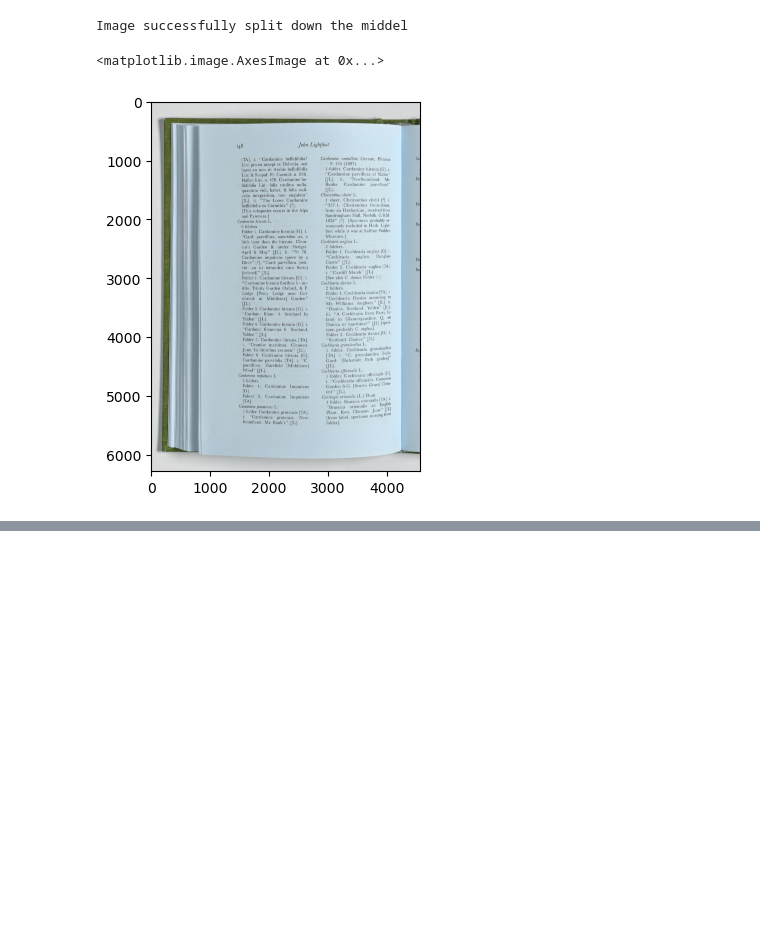
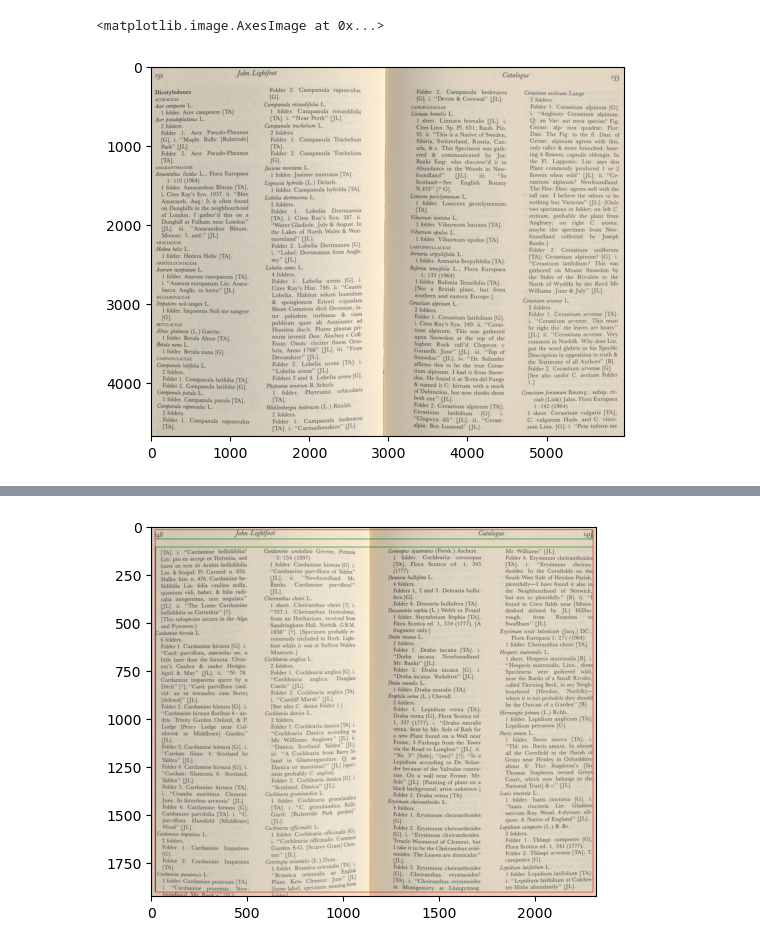
Before and after one commit to KewBridge/LightfootCatalogue, a Jupyter notebook: qwen_vl_7b_analysis.ipynb, the cells around one changed output, grey strips where cells are left out. Saved outputs shown, nothing was run; the diff lists cells and outputs as text; code cells hidden in the pictures; blank space fills up the shorter version.

Commit message:
Finalised cropping, resizing and splitting of page images. Need to finetune QWEN model output

```diff
--- a/qwen_vl_7b_analysis.ipynb
+++ b/qwen_vl_7b_analysis.ipynb
@@ -63,42 +90,56 @@ def split_page(path):
 # %%
-image_path = "./images/The_Lightfoot_Herbarium_13.jpg"
+image_path = "./images/The_Lightfoot_Herbarium_05.jpg"
-# %%
-im1, im2 = split_page(image_path)
-# %% [output]
-Image successfully split down the middel
+# %%
+image = cropAndResize(image_path)
 # %%
-plt.imshow(im1)
+plt.imshow(image)
 # %% [output]
 <matplotlib.image.AxesImage at 0x...>
-[figure, old version]
+[figure, new version]
 # %%
-def box_area(box):
-    return box['w'] * box['h']
+from PIL import Image, ImageDraw
+from tesserocr import PyTessBaseAPI, PSM, RIL
+from lib.utils import box_area
+#with PyTessBaseAPI() as api:
+#    print(api.GetAvailableLanguages())
 
-def identifyROI(path: str, remove_area_perc: float = 0.005):
 
-    with PyTessBaseAPI(psm=PSM.SINGLE_COLUMN) as api:
-        image = Image.open(path)
-        image_area = image.size[0] * image.size[1]
 
-        api.SetImage(image)
-        api.Recognize()
+with PyTessBaseAPI(psm=PSM.SINGLE_COLUMN) as api:
+    #image = Image.open(image_path)
 
-        x = None
-        y = None
-        w = None
-        h = None
-        boxes = api.GetComponentImages(RIL.BLOCK, True)
-        for i, (im, box, _, _) in enumerate(boxes):
+    print(image.size)
+    max_area = image.size[0] * image.size[1]
+    print(image.size[0] * image.size[1])
+    api.SetImage(image)
+    api.Recognize()
 
-            #Define a better way to remove outliers (boxes with areas that are too small)
-            if box_area(box) < (remove_area_perc * image_area):
-                continue
-            # im is a PIL image object
-            # box is a dict with x, y, w and h keys
-            x = box['x'] if x is None else min(x, box['x'])
-            y = box['y'] if y is None else min(y, box['y'])
-            w = box['x'] + box['w'] if w is None else max(w, box['x'] + box['w'])
-            h = box['y'] + box['h'] if h is None else max(h, box['y'] + box['h'])
+    draw = ImageDraw.Draw(image)
 
-        return [x,y,w,h]
+    x = None
+    y = None
+    w = None
+    h = None
+    boxes = api.GetComponentImages(RIL.BLOCK, True)
+    for i, (im, box, _, _) in enumerate(boxes):
+        if box_area(box) < 0.01 * max_area:
+            continue
+        # im is a PIL image object
+        # box is a dict with x, y, w and h keys
+        x = box['x'] if x is None else min(x, box['x'])
+        y = box['y'] if y is None else min(y, box['y'])
+        print("="*5)
+        print(f"{box} with area {box_area(box)}")
+        print(f"{i} :: {w} , {h}")
+        w = box['x'] + box['w'] if w is None else max(w, box['x'] + box['w'])
+        h = box['y'] + box['h'] if h is None else max(h, box['y'] + box['h'])
+        print(f"{i} || {w} , {h}")
+        print("="*5)
+        draw.rectangle([box['x'], box['y'], box['x'] + box['w'], box['y'] + box['h']], outline='green', width=3)
+
+    print(f"FINAL WH: {w}, {h}")
+    draw.rectangle([x, y, w, h], outline='red', width=3)
+
+    #image.save('output_with_blocks.jpg')
+    plt.imshow(image)
+# %% [output]
@@ -104,0 +159 @@ def identifyROI(path: str, remove_area_perc: float = 0.005):
+[figure, added]
```
Also changed, not shown: parts of 16 cells of this notebook, 4 other files.
